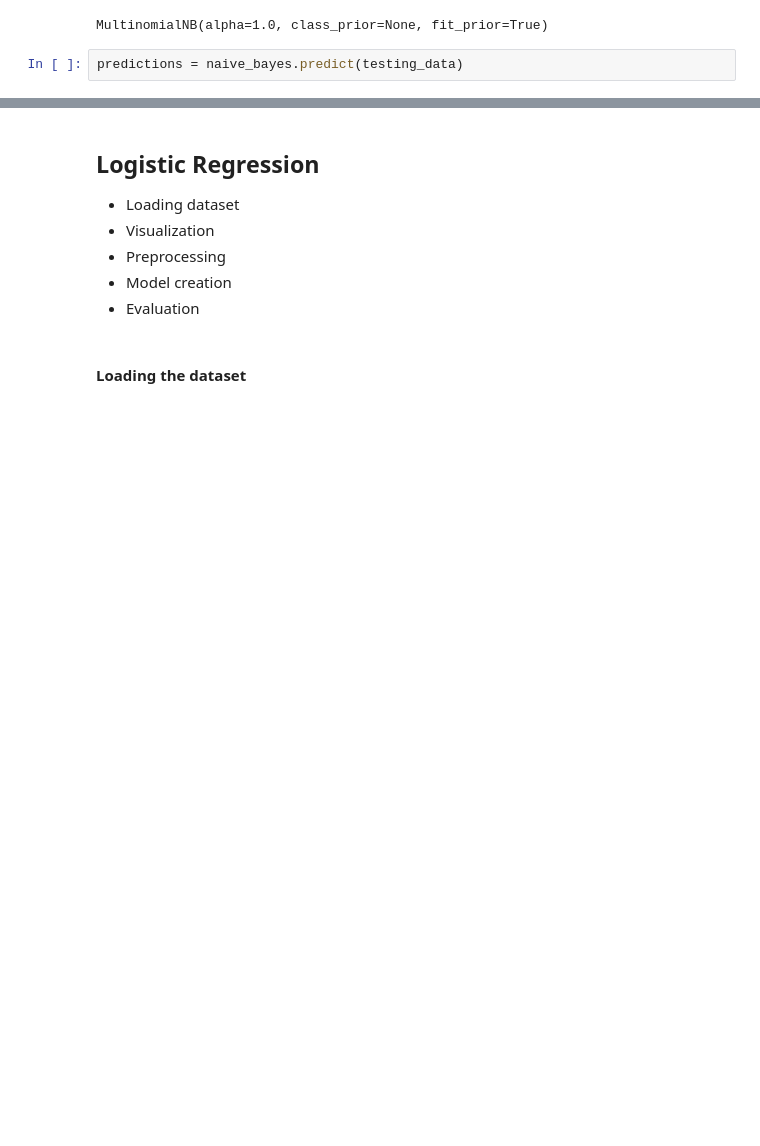
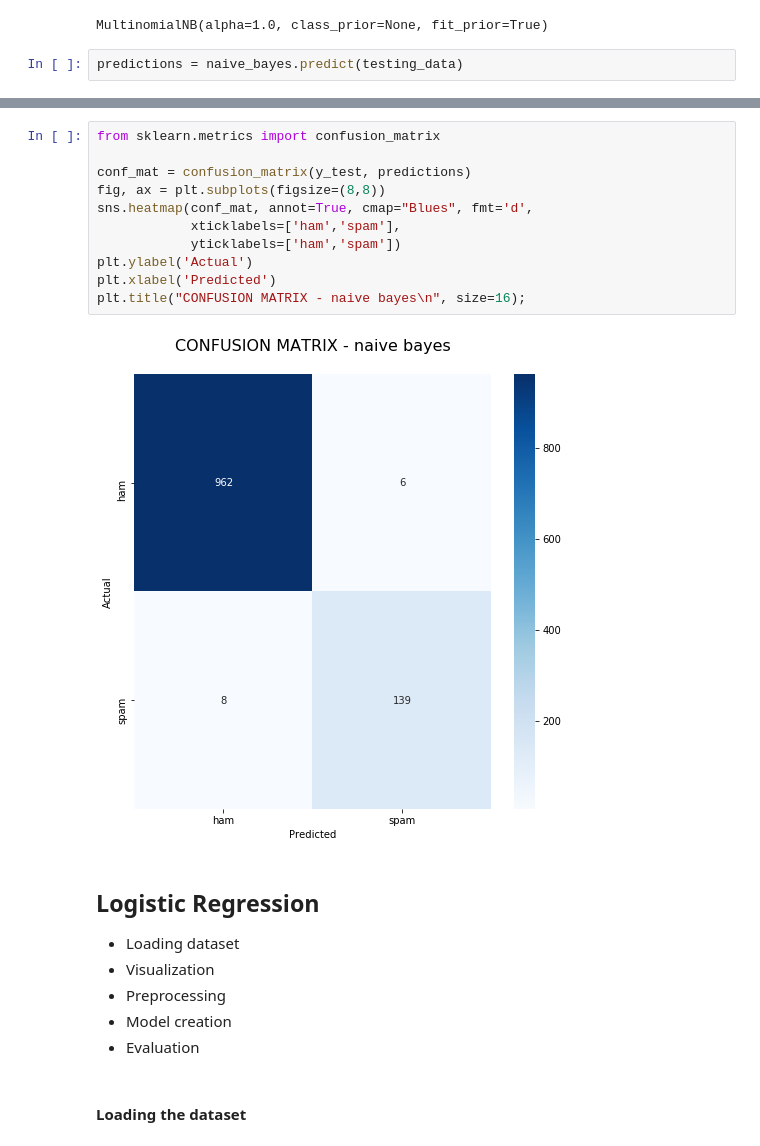
Before and after one commit to cfgong/data_science_nlp_demo, a Jupyter notebook: ML for NLP.ipynb, the cells around one changed output, grey strips where cells are left out. Cells and saved outputs as stored; diff of their text form; blank space fills up the shorter version.

```diff
--- a/ML for NLP.ipynb
+++ b/ML for NLP.ipynb
@@ -184,3 +184,16 @@ F1 score: 0.9591836734693879
+# %%
+from sklearn.metrics import confusion_matrix
+
+conf_mat = confusion_matrix(y_test, predictions)
+fig, ax = plt.subplots(figsize=(8,8))
+sns.heatmap(conf_mat, annot=True, cmap="Blues", fmt='d',
+            xticklabels=['ham','spam'],
+            yticklabels=['ham','spam'])
+plt.ylabel('Actual')
+plt.xlabel('Predicted')
+plt.title("CONFUSION MATRIX - naive bayes\n", size=16);
+# %% [output]
+[figure, added]
 # %% [markdown]
 ## Logistic Regression
 - Loading dataset
```
Also changed, not shown: parts of 6 cells of this notebook.
